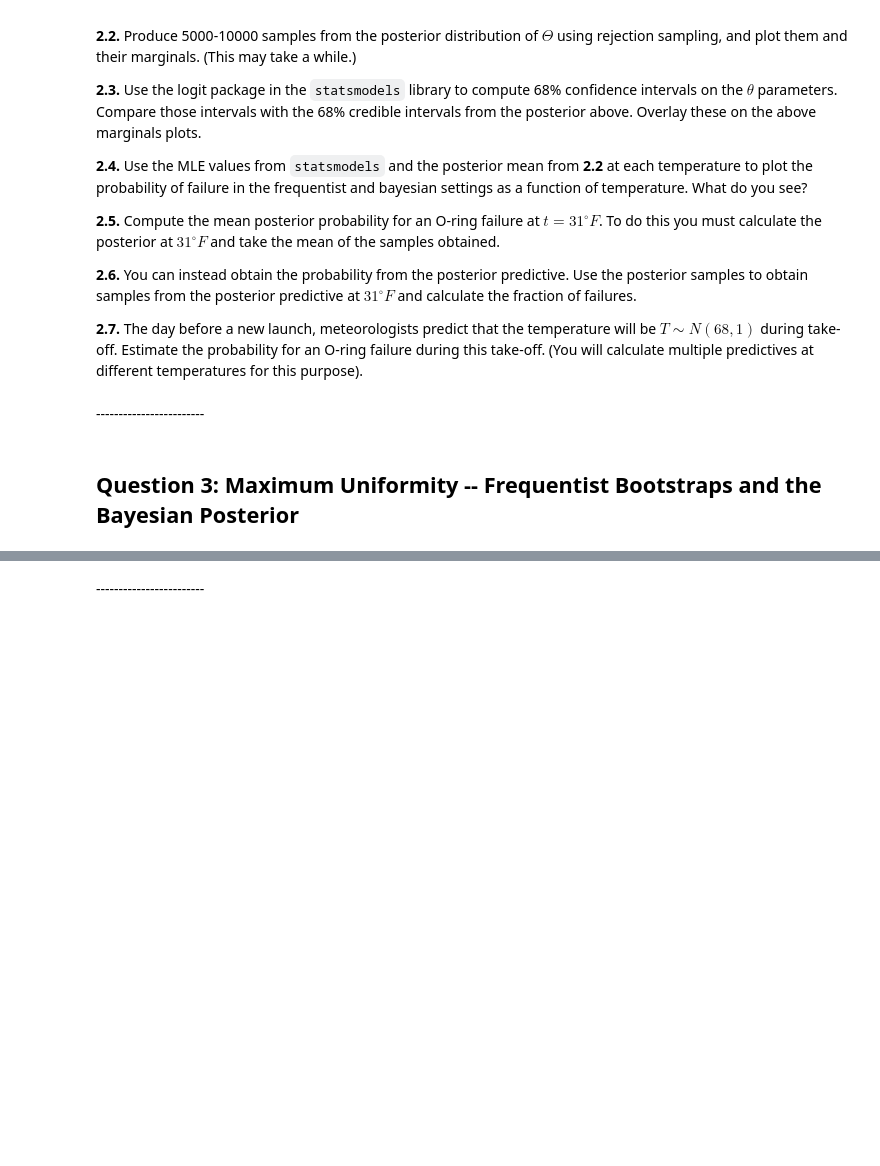
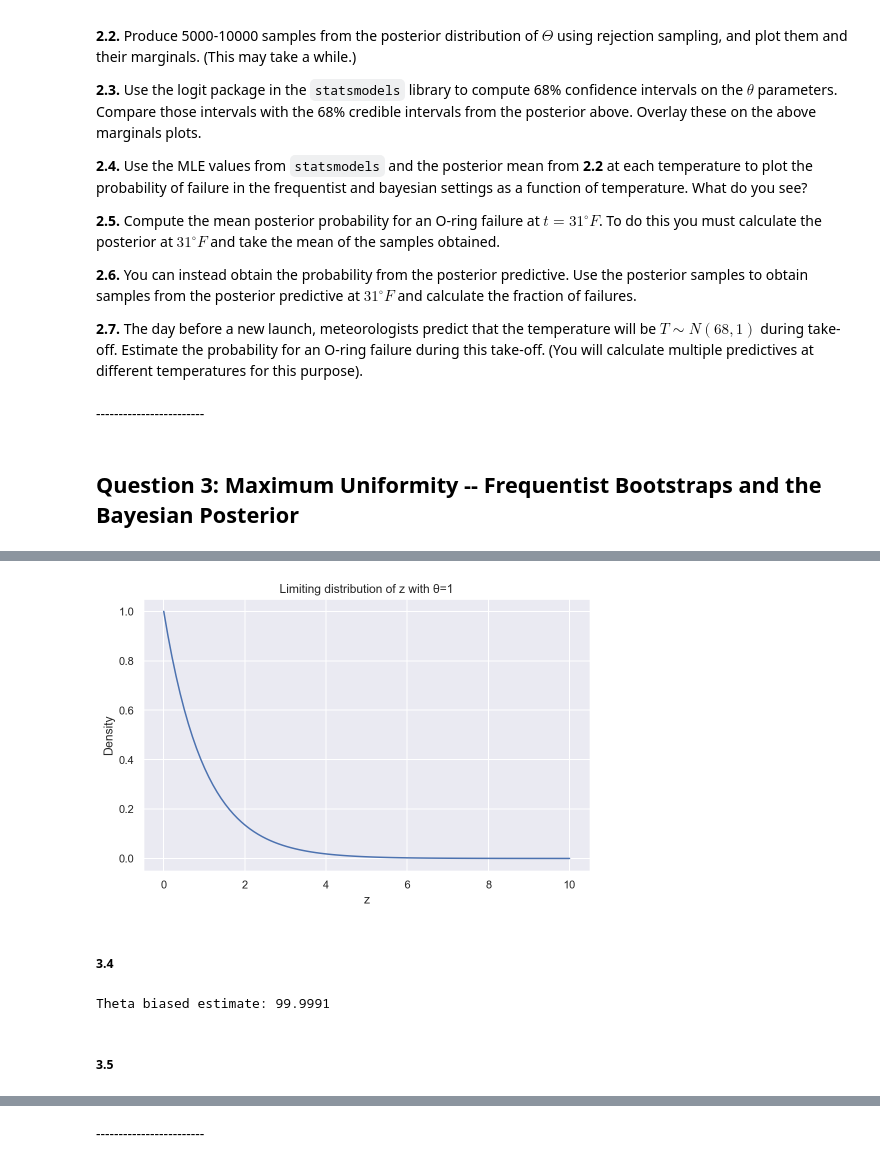
Before and after one commit to IACS-AM-207-Braavos/AM-207, a Jupyter notebook: hw5/AM207_HW5_Joe.ipynb, the cells around one changed output, grey strips where cells are left out. Saved outputs shown, nothing was run; the diff lists cells and outputs as text; code cells hidden in the pictures; blank space fills up the shorter version.

```diff
--- a/hw5/AM207_HW5_Joe.ipynb
+++ b/hw5/AM207_HW5_Joe.ipynb
@@ -257,0 +304,22 @@ Suppose you have $\{X_1, X_2, ... X_n\}$ datapoints such that $X_i$ are independ
+# %%
+plt.subplots(figsize=(8, 5))
+X = np.linspace(0, 10, 100)
+plt.plot(X, expon.pdf(X))
+plt.title('Limiting distribution of z with θ=1')
+plt.xlabel('z')
+plt.ylabel('Density')
+plt.show()
+# %% [output]
+[figure, added]
+# %% [markdown]
+##### 3.4
+# %%
+theta = 100
+n = 100000
+samp = np.random.uniform(0, theta, n)
+theta_est = np.max(samp)
+print(f'Theta biased estimate: {theta_est:0.4f}')
+# %% [output]
+Theta biased estimate: 99.9991
+# %% [markdown]
+##### 3.5
```
Also changed, not shown: parts of 11 cells of this notebook.
